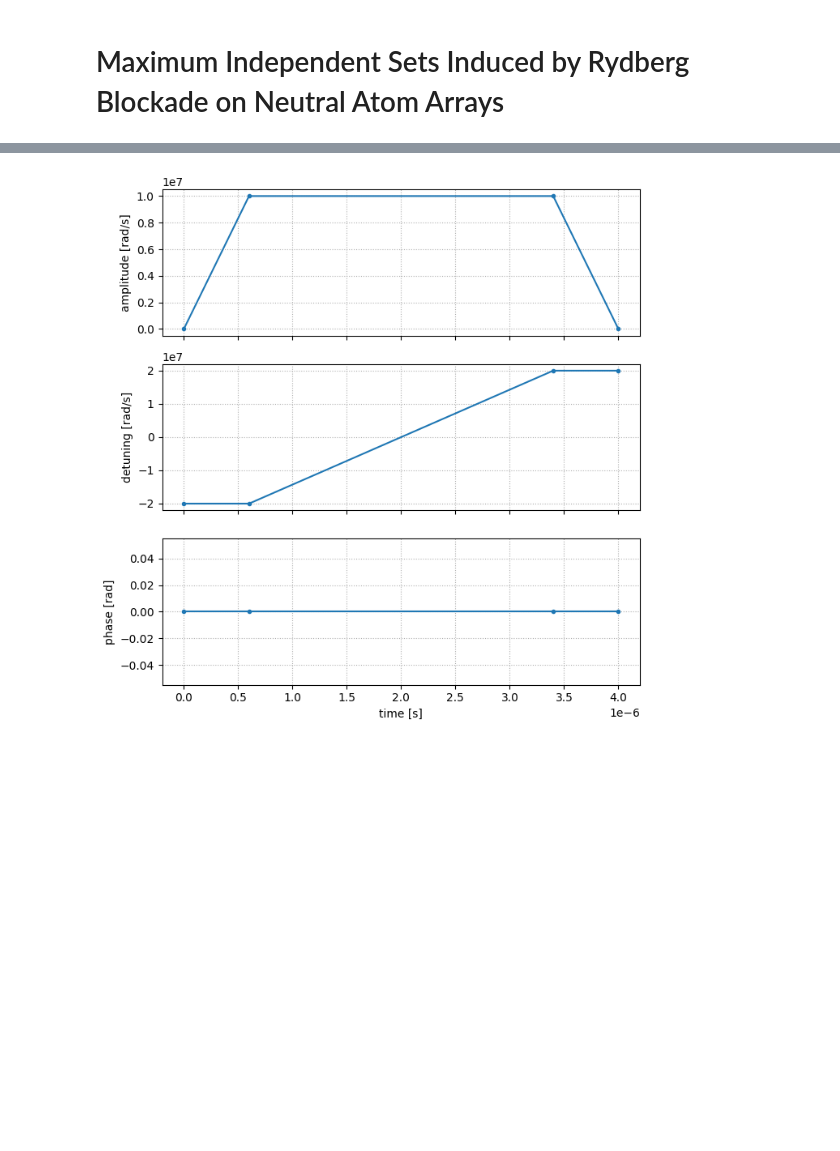
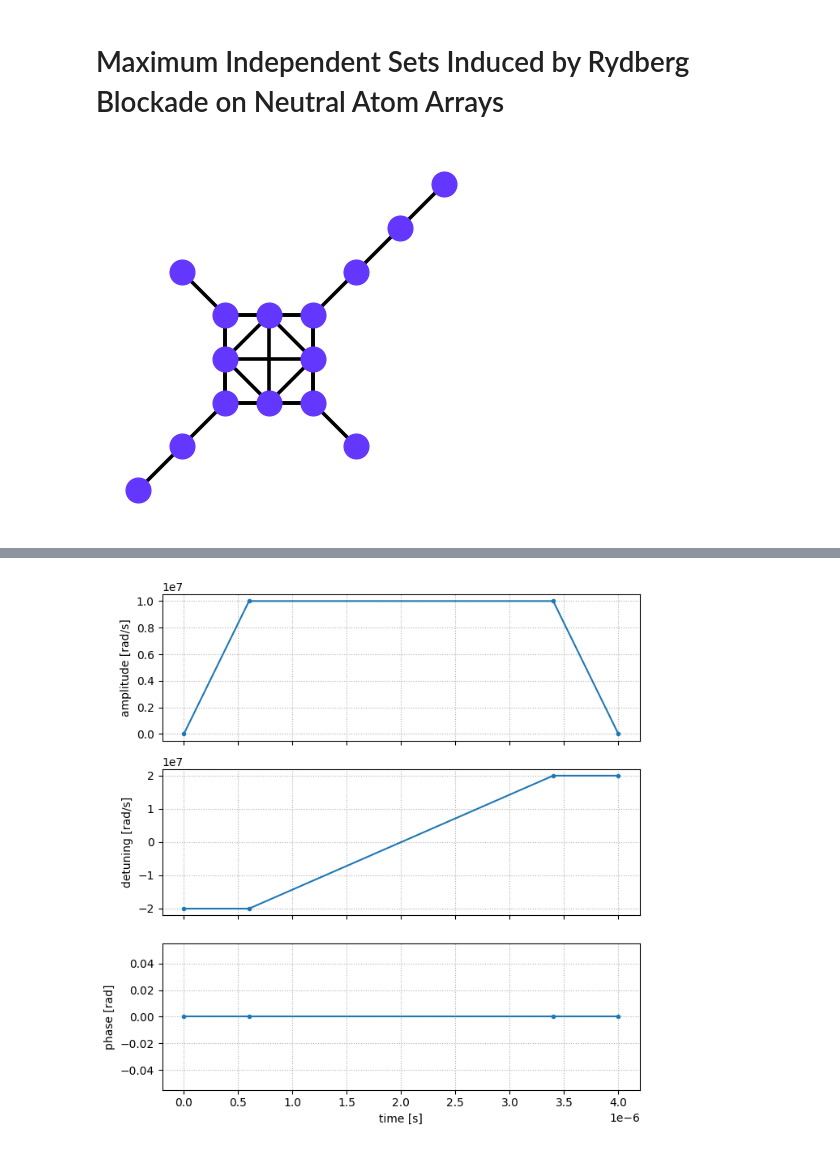
Before and after one commit to jorgegponce/2023_QuEra_FinalProject, a Jupyter notebook: Final_Project.ipynb, the cells around one changed output, grey strips where cells are left out. Saved outputs shown, nothing was run; the diff lists cells and outputs as text; code cells hidden in the pictures; blank space fills up the shorter version.

```diff
--- a/Final_Project.ipynb
+++ b/Final_Project.ipynb
@@ -26,3 +67,10 @@ from iquhack_utils import visualize_graph
+# %%
+fig = plt.figure()
+ax = plt.subplot(1,1,1)
+visualize_graph(ax, G,positions)
+plt.show()
+# %% [output]
+[figure, added]
 # %%
 input_graph = np.array([
     [0 , 0, 1, 0, 0],
```
Also changed, not shown: parts of 8 cells of this notebook, 2 other files.
